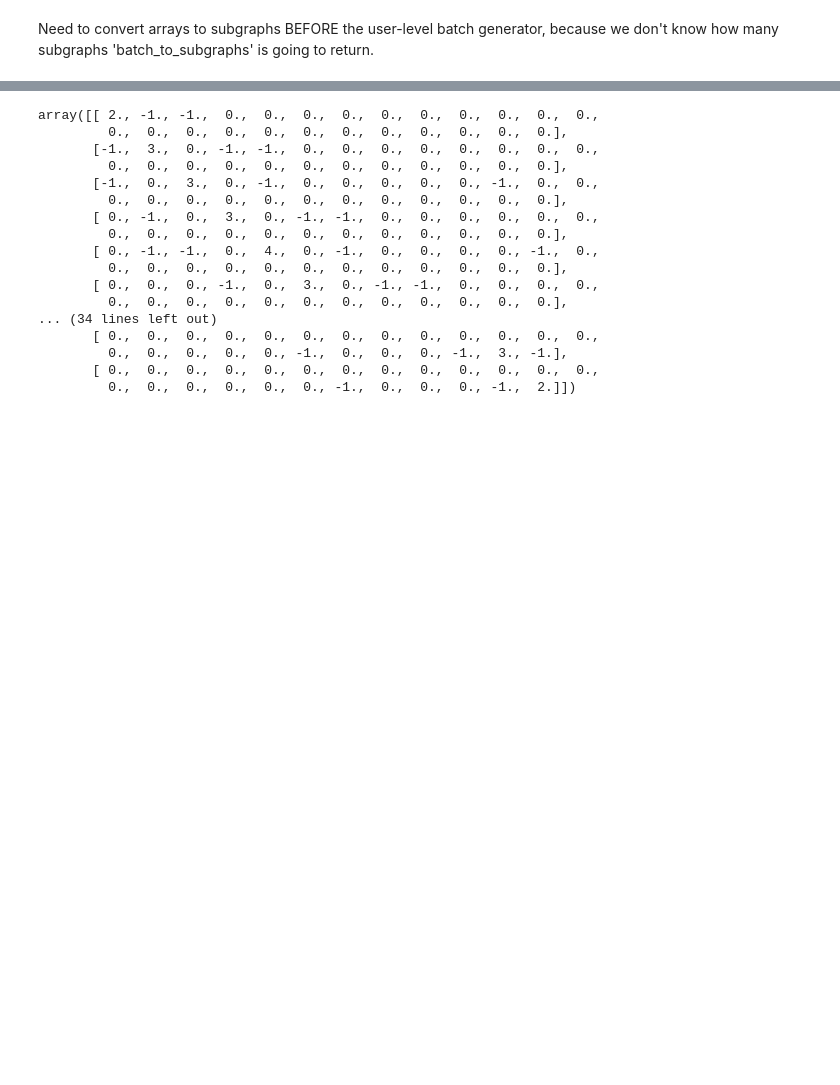
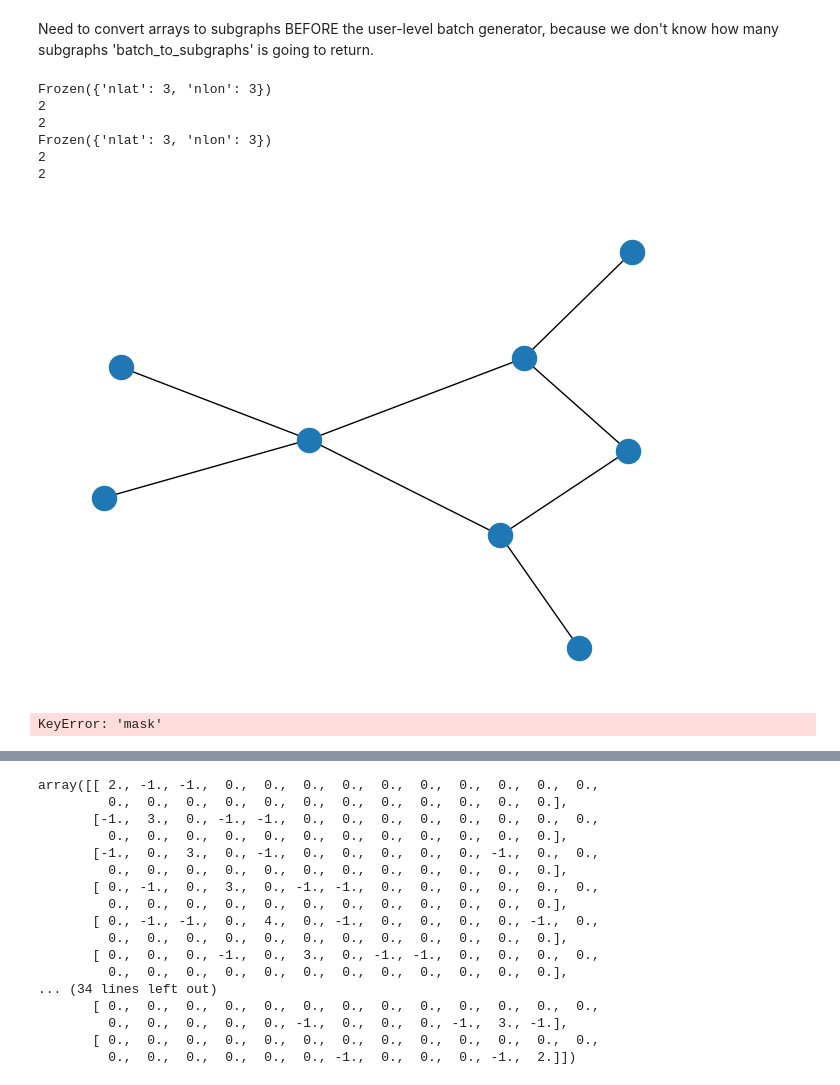
Before and after one commit to cmdupuis3/xbatcher-examples, a Jupyter notebook: graphs.ipynb, the cells around one changed output, grey strips where cells are left out. Saved outputs shown, nothing was run; the diff lists cells and outputs as text; code cells hidden in the pictures; blank space fills up the shorter version.

Commit message:
Bugfixes, something wrong with graph_builder

```diff
--- a/graphs.ipynb
+++ b/graphs.ipynb
@@ -390,0 +398,3 @@ def xr_ds_to_graph(batch, sc):
+# %%
+features = features.merge(conv_f)
+features
@@ -391,8 +436,26 @@ def xr_ds_to_graph(batch, sc):
+# %%
+def xr_ds_to_graph(batch, sc, kernel):
+
+    # convolve and contract here
+
+    conv_f   = convolve(batch, sc.conv_var,  kernel)
+
+    features = contract(batch, sc.input_var, 1)
+    targets  = contract(batch, sc.target,    1)
+    mask     = contract(batch, 'mask',       1)
+
+    features = features.merge(conv_f)
+
+    mask = mask.to_numpy()
+    features_graph = graph_builder(mask, features, sc.conv_var + sc.input_var)
+    targets_graph  = graph_builder(mask, targets,  sc.target)
+
+    return features_graph, targets_graph
 # %% [markdown]
 As before, we want to ensure that separate subgraphs are treated individually.
 # %%
-def xr_ds_to_subgraphs(batch, sc):
-    f, t = xr_ds_to_graph(batch, sc)
+def xr_ds_to_subgraphs(batch, sc, kernel):
+    f, t = xr_ds_to_graph(batch, sc, kernel)
     fsub = [f.subgraph(sub) for sub in nx.connected_components(f)]
     tsub = [t.subgraph(sub) for sub in nx.connected_components(t)]
     return fsub, tsub
@@ -406,9 +469,20 @@ This function is just a placeholder function for various graph convolution opera
 def graph_conv(graph):
     return nx.laplacian_matrix(graph) * graph
 # %%
-gconv=graph_conv
-fsub, tsub = xr_ds_to_subgraphs(batch, sc5, mask)
-fsub
+#gconv=graph_conv
+fsub, tsub = xr_ds_to_subgraphs(batch2, sc5, kernel)
+#fsub
+# %% [output]
+Frozen({'nlat': 3, 'nlon': 3})
+2
+2
+Frozen({'nlat': 3, 'nlon': 3})
+2
+2
+# %%
+nx.draw(fsub[0])
+# %% [output]
+[figure, added]
 # %%
 def ggen_subgs(batch_set, gconv=graph_conv):
     for i in range(len(batch_set['input_batch'])):
@@ -427,7 +501,9 @@ asdfasdf = ggen_subgs(batch)
 f, t = next(asdfasdf)
 # %%
 batchz = batch[{'input_batch':0}]
-fsub, tsub = xr_ds_to_subgraphs(batchz, sc5)
+fsub, tsub = xr_ds_to_subgraphs(batchz, sc5, kernel)
+# %% [output]
+KeyError: 'mask'
 # %%
 fsub[0]['SSH']
 # %% [output]
```
Also changed, not shown: parts of 14 cells of this notebook.
